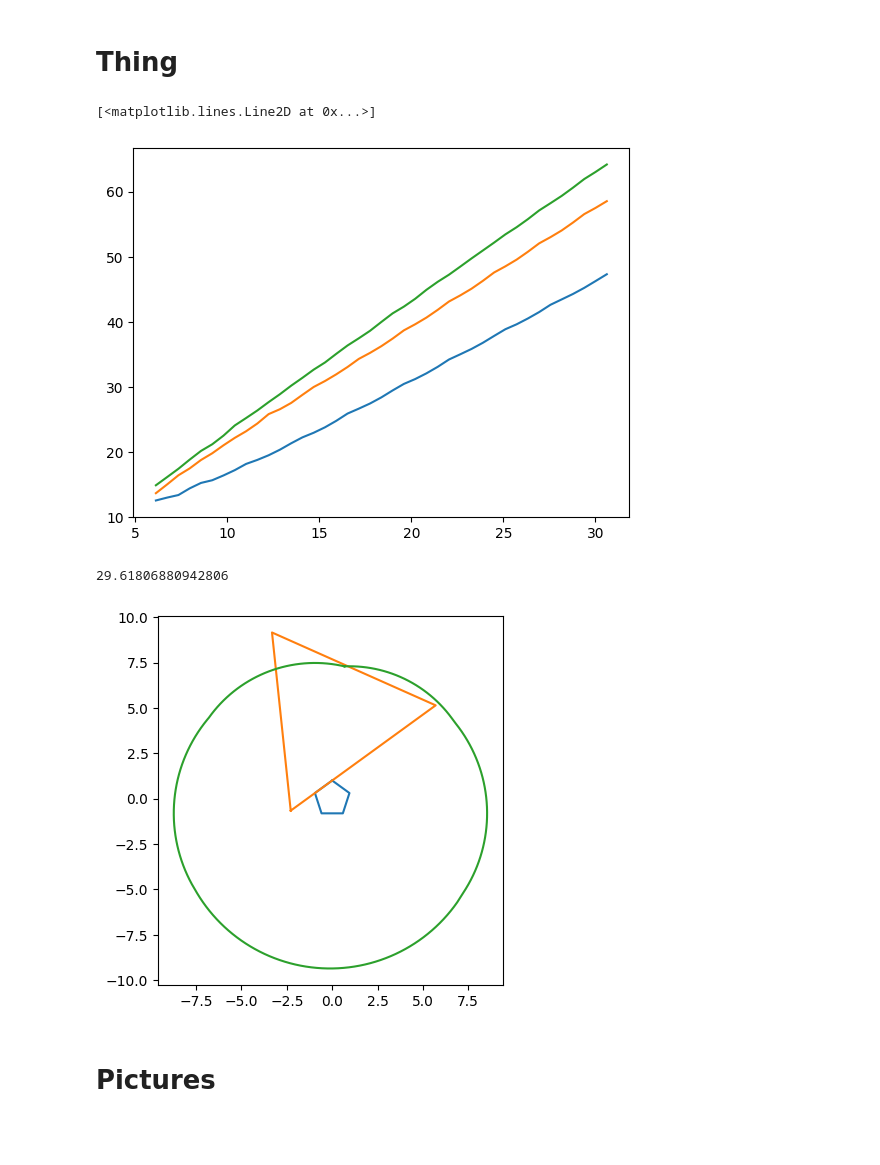
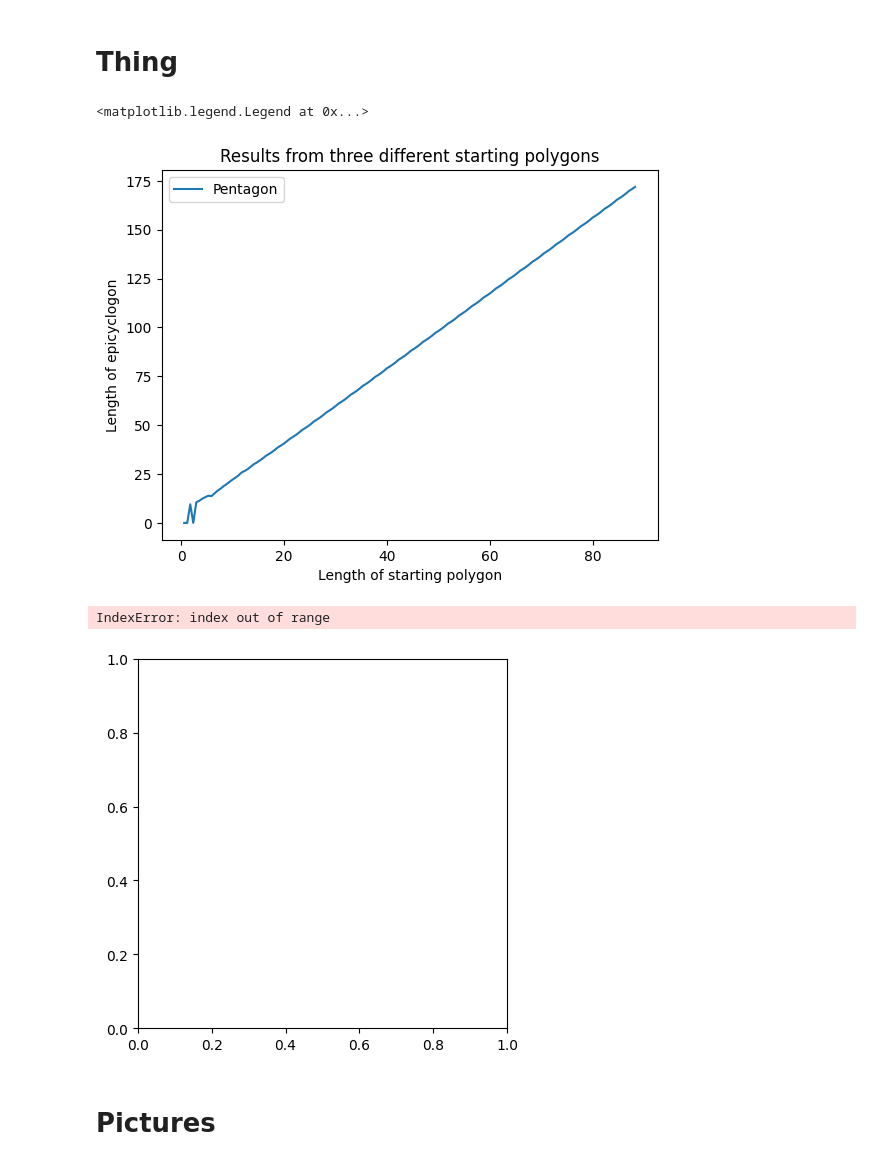
Before and after one commit to alex-k-exe/sci-fair, a Jupyter notebook: GlobalFunctions.ipynb, the cells around one changed output. Cells and saved outputs as stored; diff of their text form; code cells hidden in the pictures; blank space fills up the shorter version.

```diff
--- a/GlobalFunctions.ipynb
+++ b/GlobalFunctions.ipynb
@@ -179,43 +182,51 @@ result = rotation(b, 3, animation=True)
 # %% [markdown]
 # Thing
 # %%
-x_data = []
+x_data = [[], [], []]
 y_data = [[], [], []]
-i = 1
-while i <= 5:
+i = 0.1
+while i <= 15:
+    # try:
+    #     result = rotation(makePoly(3, i), 1)
+    #     x_data[0].append(result[0])
+    #     y_data[0].append(result[1])
+    # except IndexError:
+    #     print(0, i)
+
     try:
-        result = rotation(makePoly(3, i), 1)
-        x_data.append(result[0])
-        y_data[0].append(result[1])
+        result = rotation(makePoly(5, i), 3)
+        x_data[1].append(result[0])
+        y_data[1].append(result[1])
+    except IndexError:
+        print(1, i)
 
-        result = rotation(makePoly(5, i), 3)
-        y_data[1].append(result[1])
-
-        result = rotation(makePoly(8, i), 3)
-        y_data[2].append(result[1])
-    except IndexError:
-        print(i)
-
+    # try:
+    #     result = rotation(makePoly(8, i), 1)
+    #     x_data[2].append(result[0])
+    #     y_data[2].append(result[1])
+    # except IndexError:
+    #     print(2, i)
     i += 0.1
-
-fig, ax = plt.subplots()
-ax.plot(x_data, y_data[0])
-ax.plot(x_data, y_data[1])
-ax.plot(x_data, y_data[2])
-# %% [output]
-[<matplotlib.lines.Line2D at 0x...>]
-[figure, removed]
+# %%
+fig, ax = plt.subplots()
+ax.set(title="Results from three different starting polygons", ylabel="Length of epicyclogon", xlabel="Length of starting polygon")
+# ax.plot(x_data[0], y_data[0], label="Triangle")
+ax.plot(x_data[1], y_data[1], label="Pentagon")
+# ax.plot(x_data[2], y_data[2], label="Octogon")
+ax.legend()
+# %% [output]
+<matplotlib.legend.Legend at 0x...>
+[figure, added]
 # %%
 fig, ax = plt.subplots()
 ax.axes.set_aspect("equal")
 
-b = makePoly(3, 5.7)
-result = rotation(b, 1)
+b = makePoly(3, 11)
+result = rotation(b, 2)
 plotPolys([result[2], result[3], result[4]], ax)
-print(result[0])
 # %% [output]
-29.61806880942806
+IndexError: index out of range
-[figure, old version]
+[figure, new version]
 # %% [markdown]
 # Pictures
 # %% [markdown]
```
Also changed, not shown: parts of 10 cells of this notebook.
